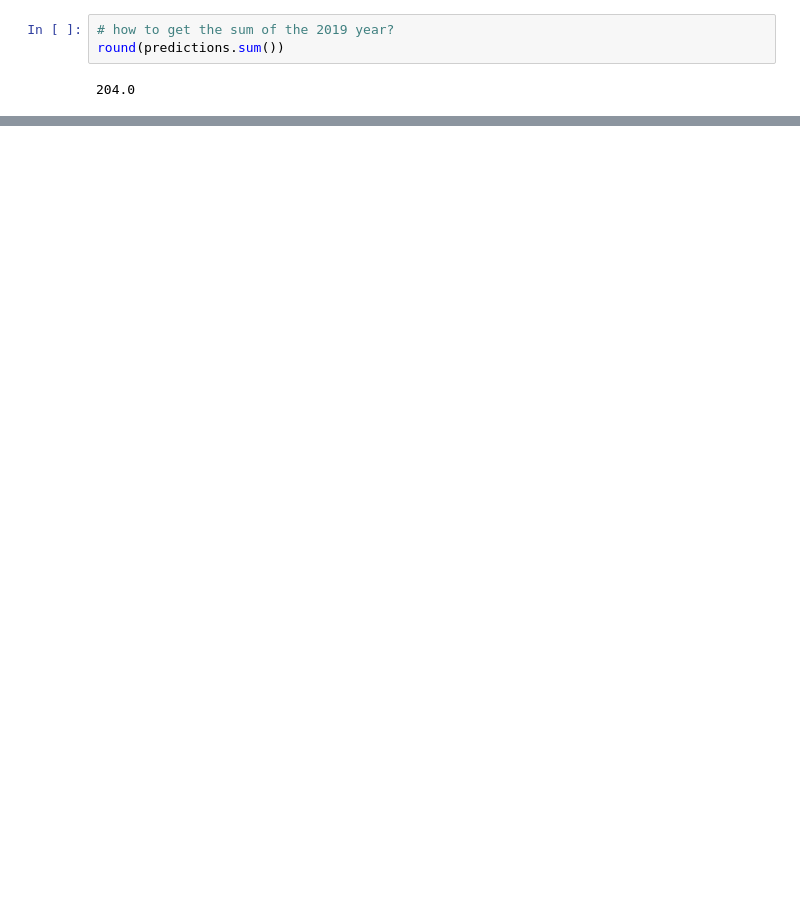
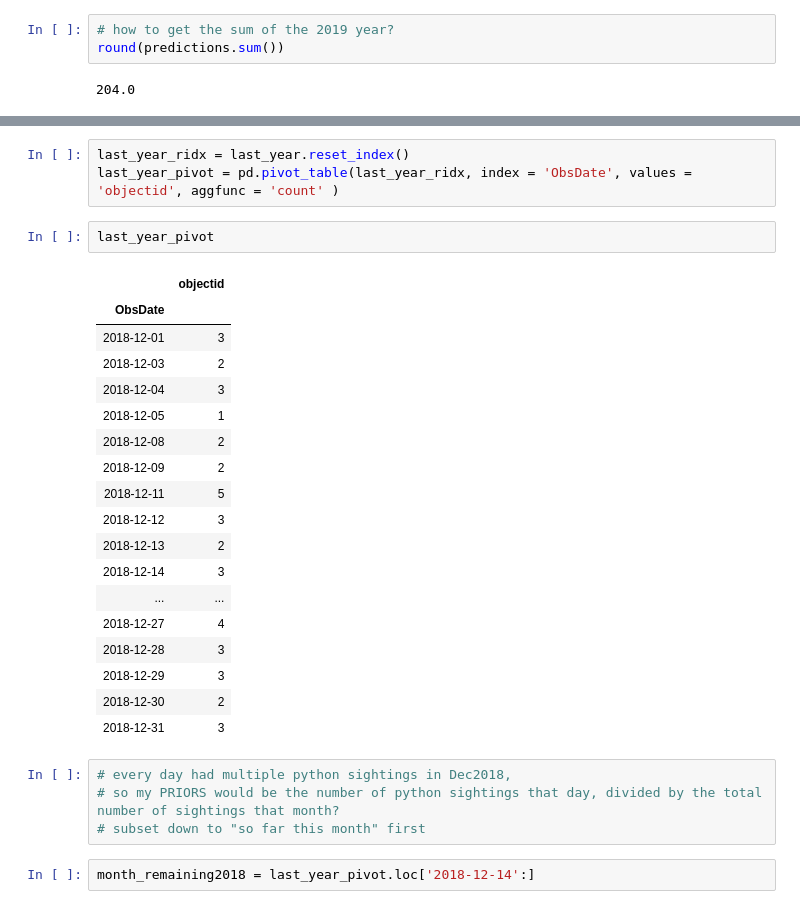
Before and after one commit to evill013/burmese-python-project, a Jupyter notebook: main.ipynb, the cells around one changed output, grey strips where cells are left out. Cells and saved outputs as stored; diff of their text form; blank space fills up the shorter version.

```diff
--- a/main.ipynb
+++ b/main.ipynb
@@ -290,0 +333,30 @@ round(predictions.sum())
+# %%
+last_year_ridx = last_year.reset_index()
+last_year_pivot = pd.pivot_table(last_year_ridx, index = 'ObsDate', values = 'objectid', aggfunc = 'count' )
+# %%
+last_year_pivot
+# %% [output]
+|  | objectid |
+| ObsDate |  |
+| 2018-12-01 | 3 |
+| 2018-12-03 | 2 |
+| 2018-12-04 | 3 |
+| 2018-12-05 | 1 |
+| 2018-12-08 | 2 |
+| 2018-12-09 | 2 |
+| 2018-12-11 | 5 |
+| 2018-12-12 | 3 |
+| 2018-12-13 | 2 |
+| 2018-12-14 | 3 |
+| ... | ... |
+| 2018-12-27 | 4 |
+| 2018-12-28 | 3 |
+| 2018-12-29 | 3 |
+| 2018-12-30 | 2 |
+| 2018-12-31 | 3 |
+# %%
+# every day had multiple python sightings in Dec2018,
+# so my PRIORS would be the number of python sightings that day, divided by the total number of sightings that month?
+# subset down to "so far this month" first
+# %%
+month_remaining2018 = last_year_pivot.loc['2018-12-14':]
```
Also changed, not shown: parts of 19 cells of this notebook.
